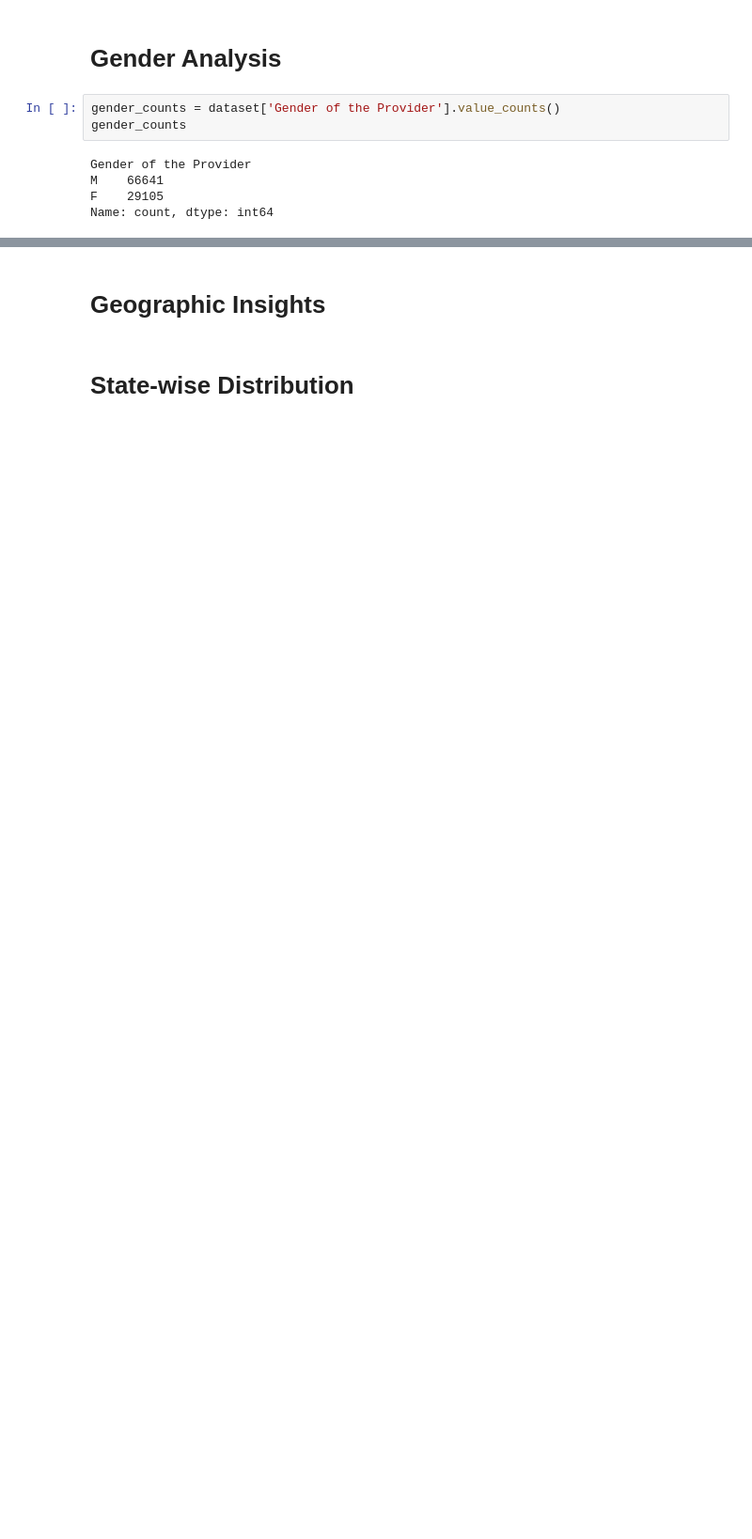
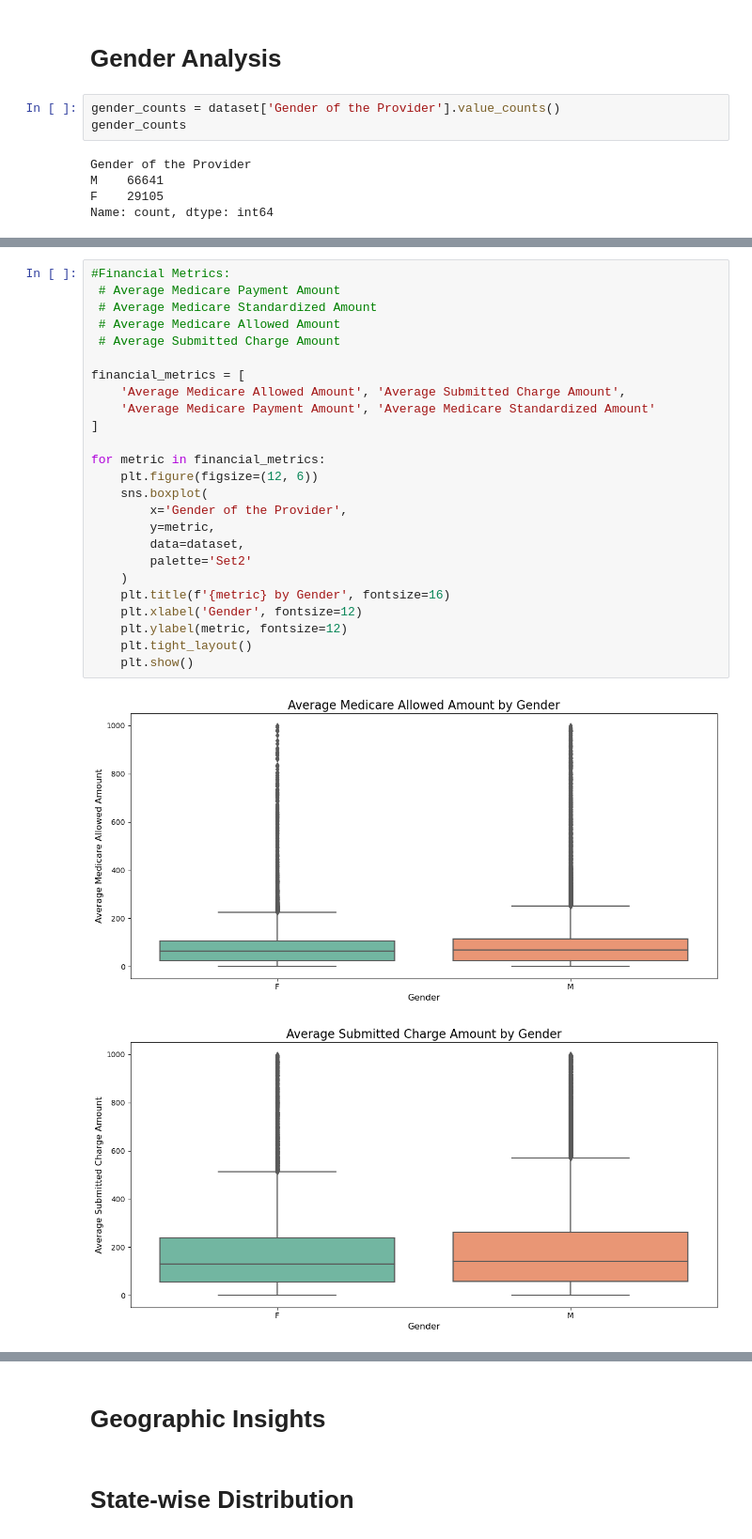
Before and after one commit to springboardmentor425/MediAlert-AI-Anomaly-Detection-for-Smarter-Healthcare-Insights, a Jupyter notebook: Task_01_EDA.ipynb, the cells around one changed output, grey strips where cells are left out. Shown at 94% size. Drawn from its saved outputs; the diff is of its cells as text; blank space fills up the shorter version.

```diff
--- a/Task_01_EDA.ipynb
+++ b/Task_01_EDA.ipynb
@@ -179,0 +195,28 @@ plt.show()
+# %%
+#Financial Metrics:
+ # Average Medicare Payment Amount
+ # Average Medicare Standardized Amount
+ # Average Medicare Allowed Amount
+ # Average Submitted Charge Amount
+
+financial_metrics = [
+    'Average Medicare Allowed Amount', 'Average Submitted Charge Amount',
+    'Average Medicare Payment Amount', 'Average Medicare Standardized Amount'
+]
+
+for metric in financial_metrics:
+    plt.figure(figsize=(12, 6))
+    sns.boxplot(
+        x='Gender of the Provider',
+        y=metric,
+        data=dataset,
+        palette='Set2'
+    )
+    plt.title(f'{metric} by Gender', fontsize=16)
+    plt.xlabel('Gender', fontsize=12)
+    plt.ylabel(metric, fontsize=12)
+    plt.tight_layout()
+    plt.show()
+# %% [output]
+[figure, added]
+[figure, added]
```
Also changed, not shown: parts of 29 cells of this notebook.
